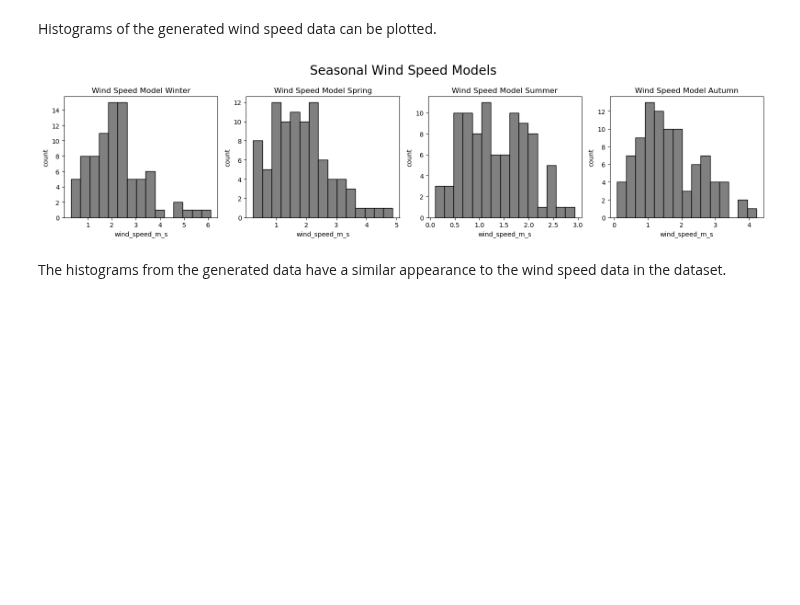
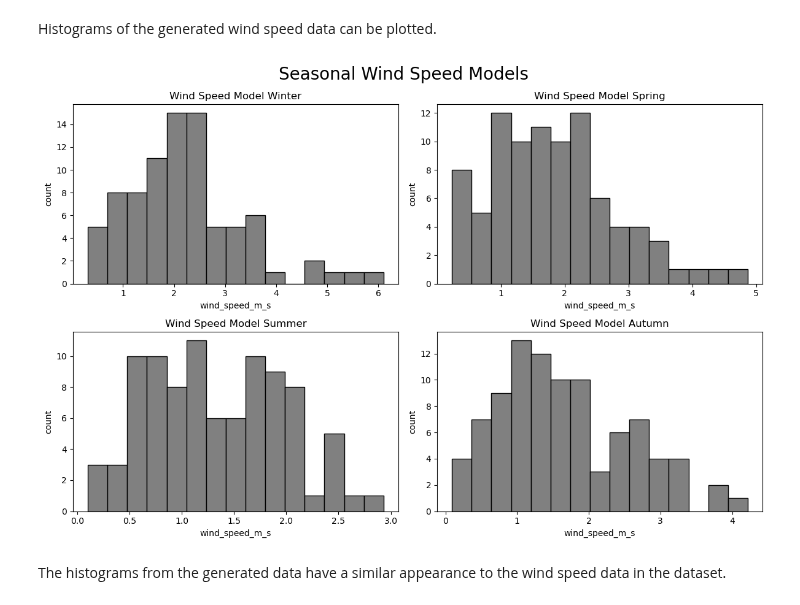
Before and after one commit to humphs078/ProgrammingforDataAnalysisAssignment_1, a Jupyter notebook: submission_notebook.ipynb, the cells around one changed output. Saved outputs shown, nothing was run; the diff lists cells and outputs as text; code cells hidden in the pictures; blank space fills up the shorter version.

```diff
--- a/submission_notebook.ipynb
+++ b/submission_notebook.ipynb
@@ -367,23 +367,23 @@ model_ws_autumn = np.random.rayleigh(autumn_scale, autumn_rows)
 # %% [markdown]
 Histograms of the generated wind speed data can be plotted.
 # %%
-fig, axis = plt.subplots(1, 4)
-axis[0].hist(model_ws_winter, color = 'grey', edgecolor = 'black', bins=15)
-axis[0].set_title("Wind Speed Model Winter")
-axis[0].set(xlabel='wind_speed_m_s', ylabel='count')
-axis[1].hist(model_ws_spring, color = 'grey', edgecolor = 'black', bins=15)
-axis[1].set_title("Wind Speed Model Spring")
-axis[1].set(xlabel='wind_speed_m_s', ylabel='count')
-axis[2].hist(model_ws_summer, color = 'grey', edgecolor = 'black', bins=15)
-axis[2].set_title("Wind Speed Model Summer")
-axis[2].set(xlabel='wind_speed_m_s', ylabel='count')
-axis[3].hist(model_ws_autumn, color = 'grey', edgecolor = 'black', bins=15)
-axis[3].set_title("Wind Speed Model Autumn")
-axis[3].set(xlabel='wind_speed_m_s', ylabel='count')
+fig, axis = plt.subplots(2, 2)
+axis[0, 0].hist(model_ws_winter, color = 'grey', edgecolor = 'black', bins=15)
+axis[0, 0].set_title("Wind Speed Model Winter")
+axis[0, 0].set(xlabel='wind_speed_m_s', ylabel='count')
+axis[0, 1].hist(model_ws_spring, color = 'grey', edgecolor = 'black', bins=15)
+axis[0, 1].set_title("Wind Speed Model Spring")
+axis[0, 1].set(xlabel='wind_speed_m_s', ylabel='count')
+axis[1, 0].hist(model_ws_summer, color = 'grey', edgecolor = 'black', bins=15)
+axis[1, 0].set_title("Wind Speed Model Summer")
+axis[1, 0].set(xlabel='wind_speed_m_s', ylabel='count')
+axis[1, 1].hist(model_ws_autumn, color = 'grey', edgecolor = 'black', bins=15)
+axis[1, 1].set_title("Wind Speed Model Autumn")
+axis[1, 1].set(xlabel='wind_speed_m_s', ylabel='count')
 plt.suptitle('Seasonal Wind Speed Models', fontsize = 20)
 plt.show()
 # %% [output]
-[figure, old version]
+[figure, new version]
 # %% [markdown]
 The histograms from the generated data have a similar appearance to the wind speed data in the dataset.
 # %% [markdown]
```
Also changed, not shown: parts of 8 cells of this notebook.
